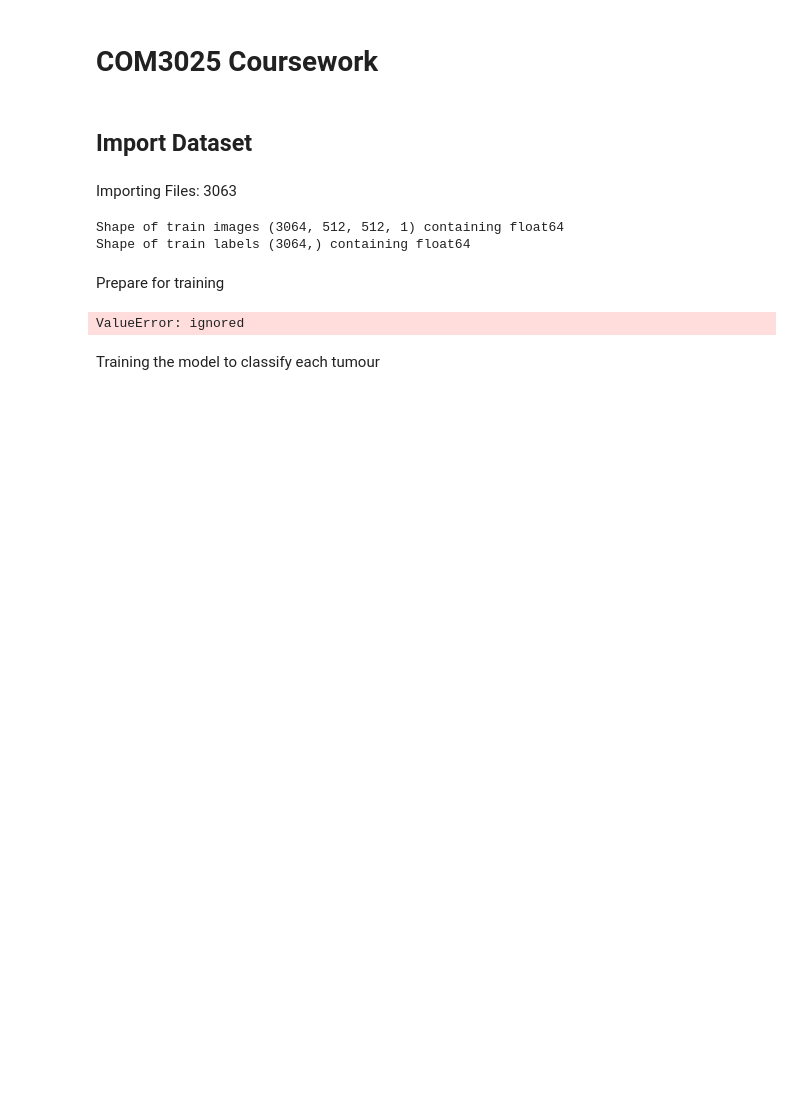
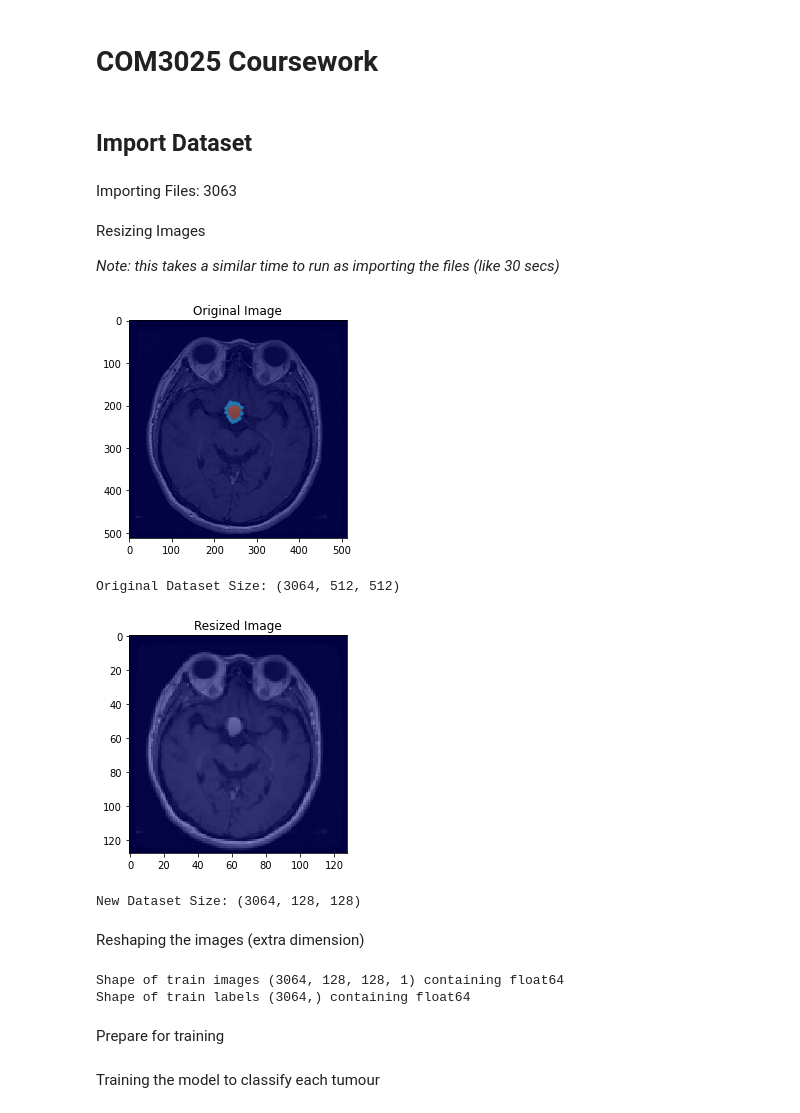
Before and after one commit to jw01324/COM3025, a Jupyter notebook: COM3025.ipynb, the cells around one changed output. Drawn from its saved outputs; the diff is of its cells as text; code cells hidden in the pictures; blank space fills up the shorter version.

Commit message:
Image Resize for model

```diff
--- a/COM3025.ipynb
+++ b/COM3025.ipynb
@@ -51,22 +51,70 @@ for i,filename in enumerate(os.listdir(directory)):
       images[i] = np.repeat(np.repeat(np.flipud(np.rot90(file['cjdata']['image'][()])), 2, axis=1), 2, axis=0)
       tumorMask[i] = np.repeat(np.repeat(np.flipud(np.rot90(file['cjdata']['tumorMask'][()])), 2, axis=1), 2, axis=0)
       tumorBorders[i] = [x*2 for x in file['cjdata']['tumorBorder'][()][0]]
-
-images /= 255 # Get all values 0 < ? < 1
-images = np.expand_dims(images, axis=3) # Adds a dimension to images for Conv2D
-print("Shape of train images", images.shape, "containing", images.dtype)
-print("Shape of train labels", labels.shape, "containing", labels.dtype)
 # %% [output]
 Importing Files: 3063
-Shape of train images (3064, 512, 512, 1) containing float64
-Shape of train labels (3064,) containing float64
+# %% [markdown]
+Resizing Images
+
+*Note: this takes a similar time to run as importing the files (like 30 secs)*
+# %%
+from skimage.transform import resize
+
+#defining the new size of each image
+newSize = (128, 128)
+
+#creating empty arrays to hold the resized datasets
+images_rs = np.empty((numberOfFiles, newSize[0], newSize[1]), float)
+tumorMask_rs = np.empty((numberOfFiles, newSize[0], newSize[1]), int)
+
+#resizing the data and storing it in the new array
+for i in range(0,numberOfFiles):
+  images_rs[i] = resize(images[i], newSize)
+  tumorMask_rs[i] = resize(tumorMask[i], newSize)
+# %%
+import matplotlib.pyplot as plt
+
+tumorBordersX = tumorBorders[0][::2]
+tumorBordersY = tumorBorders[0][1::2]
+
+plt.figure()
+plt.title("Original Image")
+plt.imshow(images[0], 'gray', interpolation='none')
+plt.imshow(tumorMask[0], 'jet', interpolation='none', alpha=0.5)
+plt.scatter(tumorBordersX, tumorBordersY, s=10)
+plt.show()
+
+print("Original Dataset Size: " + str(images.shape))
+
+plt.figure()
+plt.title("Resized Image")
+plt.imshow(images_rs[0], 'gray', interpolation='none')
+plt.imshow(tumorMask_rs[0], 'jet', interpolation='none', alpha=0.5)
+plt.show()
+
+print("New Dataset Size: " + str(images_rs.shape))
+# %% [output]
+[figure, added]
+Original Dataset Size: (3064, 512, 512)
+[figure, added]
+New Dataset Size: (3064, 128, 128)
+# %% [markdown]
+Reshaping the images (extra dimension)
+# %%
+images_rs /= 255 # Get all values 0 < ? < 1
+images_rs = np.expand_dims(images_rs, axis=3) # Adds a dimension to images for Conv2D
+print("Shape of train images", images_rs.shape, "containing", images_rs.dtype)
+print("Shape of train labels", labels.shape, "containing", labels.dtype)
+# %% [output]
+Shape of train images (3064, 128, 128, 1) containing float64
+Shape of train labels (3064,) containing float64
 # %% [markdown]
 Prepare for training
 # %%
 splitIndex = (len(images)*7)//10
 
-x_train = images[:splitIndex]
-x_test = images[splitIndex:]
+x_train = images_rs[:splitIndex]
+x_test = images_rs[splitIndex:]
 
 labels = labels.astype(int)
 one_hot_labels = np.zeros((labels.size, labels.max()))
@@ -74,8 +122,6 @@ one_hot_labels[np.arange(labels.size), labels -1] = 1
 
 y_train = one_hot_labels[:splitIndex]
 y_test = one_hot_labels[splitIndex:]
-# %% [output]
-ValueError: ignored
 # %% [markdown]
 Training the model to classify each tumour
 # %%
```
Also changed, not shown: parts of 5 cells of this notebook.
